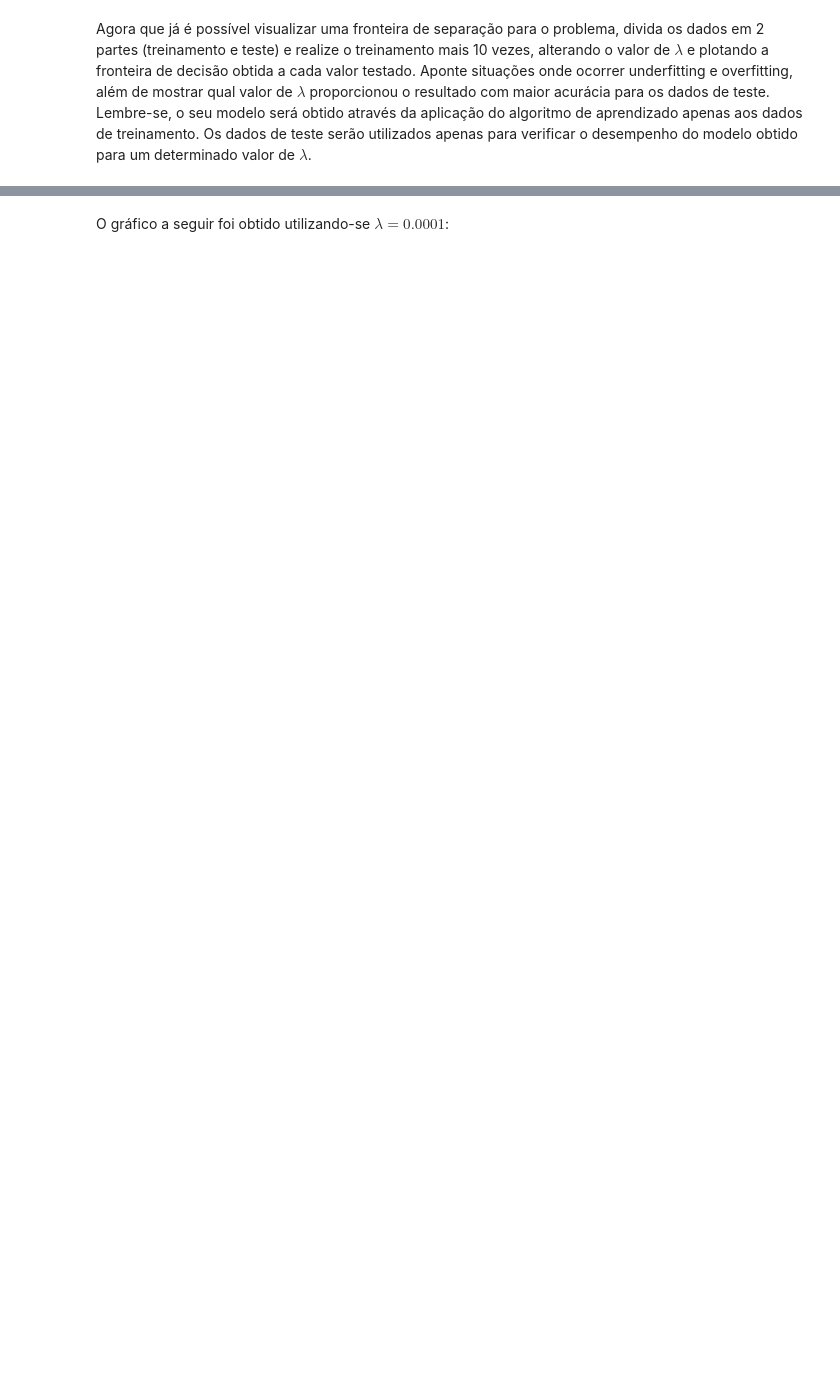
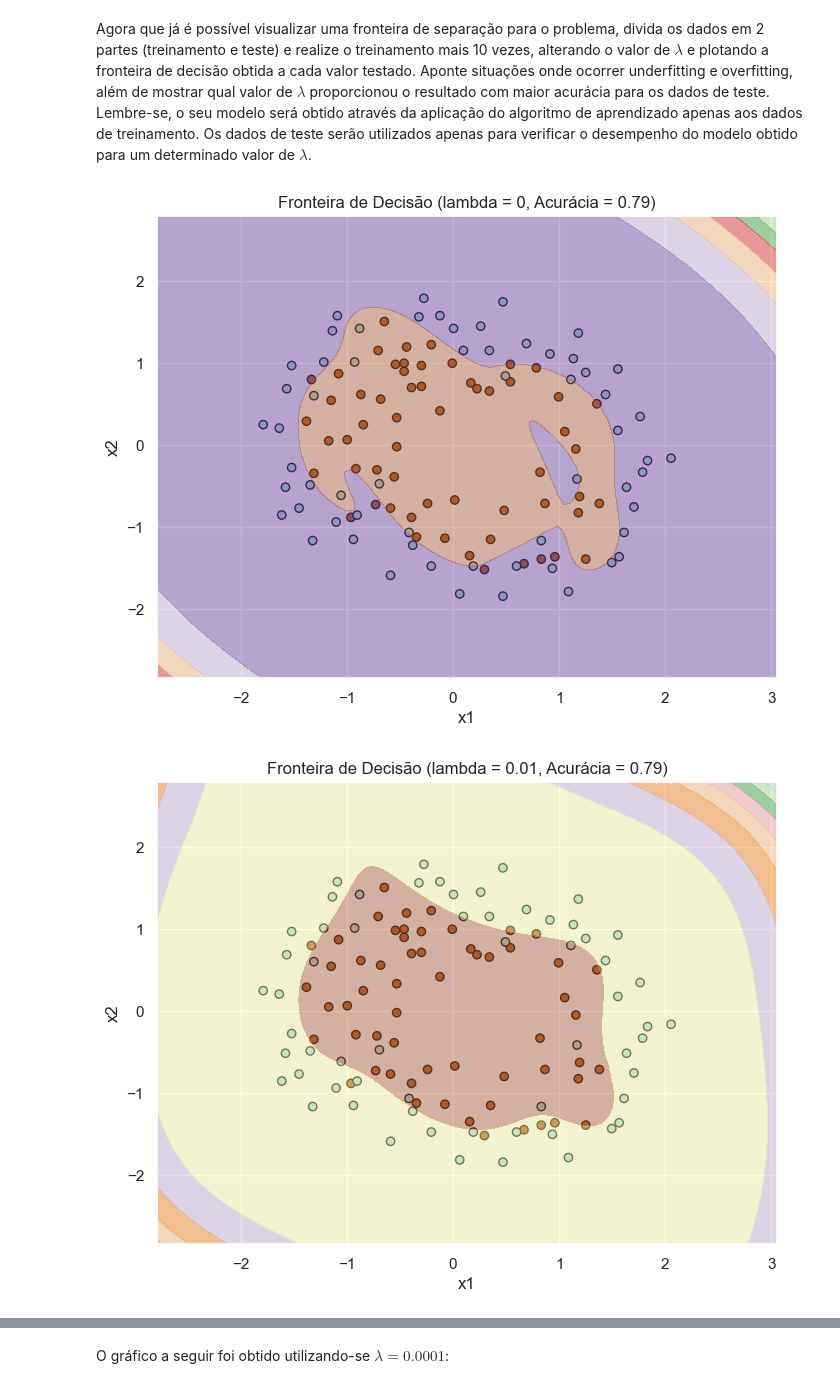
Before and after one commit to DanielCirino/ppginf-ml-trabalho-pratico-02, a Jupyter notebook: notebooks/Trabalho_Pratico_1_2024_1.ipynb, the cells around one changed output, grey strips where cells are left out. Cells and saved outputs as stored; diff of their text form; code cells hidden in the pictures; blank space fills up the shorter version.

```diff
--- a/notebooks/Trabalho_Pratico_1_2024_1.ipynb
+++ b/notebooks/Trabalho_Pratico_1_2024_1.ipynb
@@ -696,3 +777,32 @@ A sua implementação deve plotar um gráfico semelhante ao apresentado a seguir
 Agora que já é possível visualizar uma fronteira de separação para o problema, divida os dados em 2 partes (treinamento e teste) e realize o treinamento mais 10 vezes, alterando o valor de $\lambda$ e plotando a fronteira de decisão obtida a cada valor testado. Aponte situações onde ocorrer underfitting e overfitting, além de mostrar qual valor de $\lambda$ proporcionou o resultado com maior acurácia para os dados de teste. Lembre-se, o seu modelo será obtido através da aplicação do algoritmo de aprendizado apenas aos dados de treinamento. Os dados de teste serão utilizados apenas para verificar o desempenho do modelo obtido para um determinado valor de $\lambda$.
 # %%
 #Realize aqui os testes...
+from sklearn.model_selection import train_test_split
+from sklearn.metrics import accuracy_score
+
+# Dividir os dados em conjunto de treinamento e teste
+X_train, X_test, y_train, y_test = train_test_split(X_map, y, test_size=0.2, random_state=42)
+
+# Valores de lambda a serem testados
+valores_lambda = [0, 0.01, 0.1, 1, 10, 100]
+
+for lambda_ in valores_lambda:
+    # Minimizar a função de custo regularizada para obter os parâmetros otimizados
+    resultado = minimize(compute_regularized_cost, initial_theta, args=(X_train, y_train, lambda_), jac=compute_regularized_gradient, method='CG')
+    theta_otimo = resultado.x
+
+    # Calcular a previsão nos dados de teste
+    y_pred = sigmoid(np.dot(X_test, theta_otimo))
+    y_pred = (y_pred >= 0.5).astype(int)
+
+    # Calcular a acurácia nos dados de teste
+    acuracia = accuracy_score(y_test, y_pred)
+
+    # Plotar a fronteira de decisão
+    plt.figure(figsize=(8, 6))
+    plot_fronteira_decisao(X_map, y, theta_otimo, grau)
+    plt.title(f'Fronteira de Decisão (lambda = {lambda_}, Acurácia = {acuracia:.2f})')
+    plt.show()
+# %% [output]
+[figure, added]
+[figure, added]
```
Also changed, not shown: parts of 13 cells of this notebook, 1 other file.
